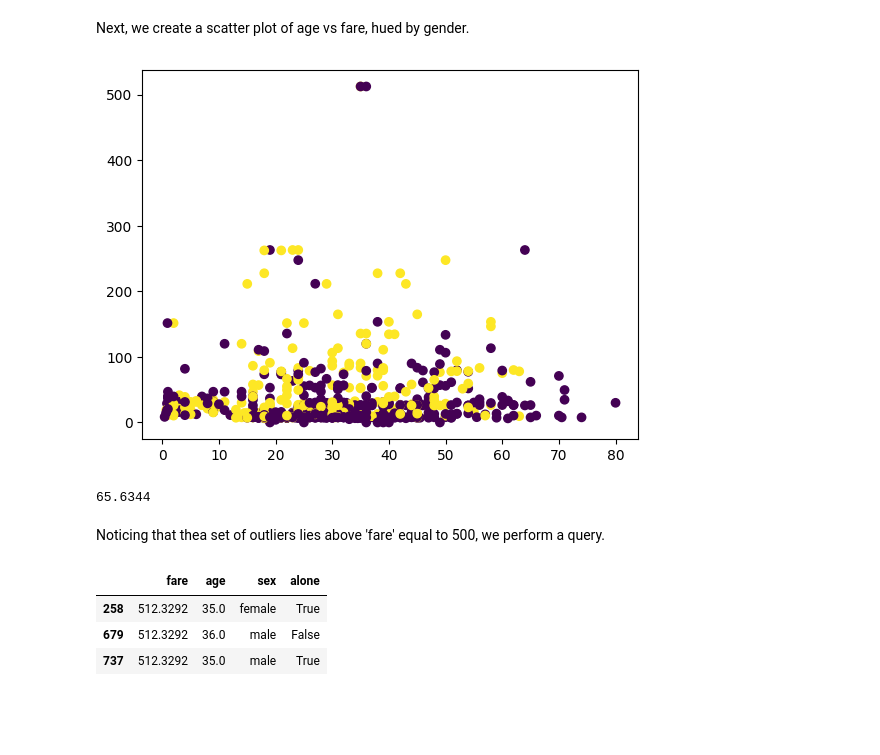
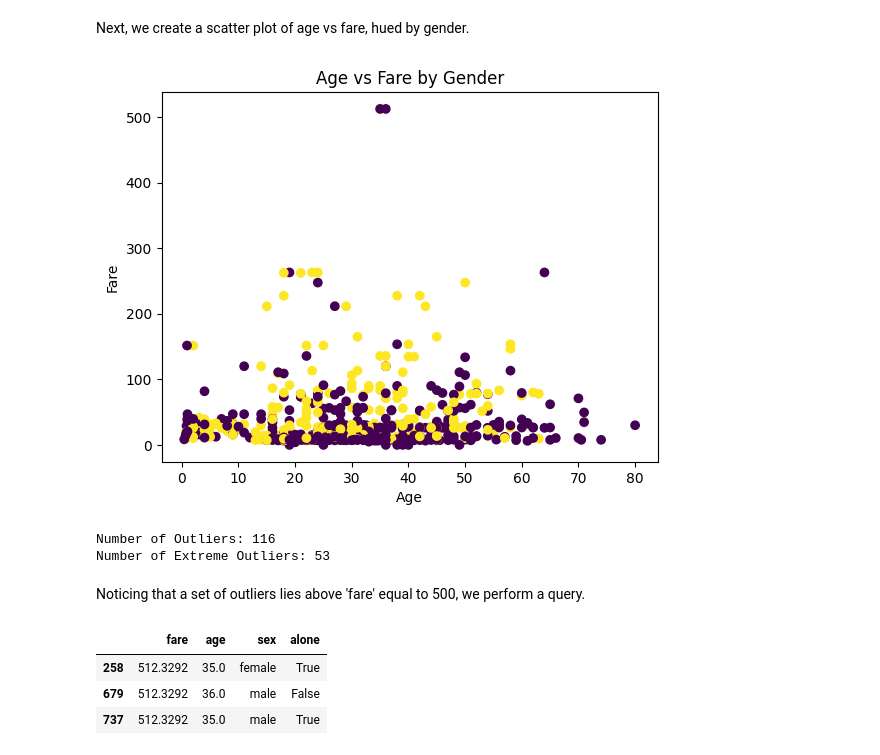
Before and after one commit to JfromNWMS/applied-ml-jordan, a Jupyter notebook: notebooks/project02/ml02_jordan.ipynb, the cells around one changed output. Drawn from its saved outputs; the diff is of its cells as text; code cells hidden in the pictures; blank space fills up the shorter version.

```diff
--- a/notebooks/project02/ml02_jordan.ipynb
+++ b/notebooks/project02/ml02_jordan.ipynb
@@ -132,15 +131,22 @@ pd.plotting.scatter_matrix(titanic_df[attributes], figsize=(7,7));
 Next, we create a scatter plot of age vs fare, hued by gender.
 # %%
 sex_to_int = lambda x: 0 if x == 'male' else 1  # noqa: E731, Q000
-plt.scatter(titanic_df['age'], titanic_df['fare'], c=titanic_df['sex'].apply(sex_to_int));  # noqa: Q000
+plt.scatter(titanic_df['age'], titanic_df['fare'], c=titanic_df['sex'].apply(sex_to_int))  # noqa: Q000
+plt.gca().set(xlabel='Age', ylabel='Fare', title='Age vs Fare by Gender')  # noqa: Q000
+plt.show()
 # %% [output]
-[figure, old version]
+[figure, new version]
 # %%
-tukey_fences(titanic_df['fare']).inner_upper
+fences = tukey_fences(titanic_df['fare'])  # noqa: Q000
+is_outlier = (titanic_df['fare'] > fences.inner_upper) | (titanic_df['fare'] < fences.inner_lower)  # noqa: Q000
+is_extreme_outlier = (titanic_df['fare'] > fences.outer_upper) | (titanic_df['fare'] < fences.outer_lower)  # noqa: Q000
+print(f"Number of Outliers: {is_outlier.sum()}")
+print(f"Number of Extreme Outliers: {is_extreme_outlier.sum()}")
 # %% [output]
-65.6344
+Number of Outliers: 116
+Number of Extreme Outliers: 53
 # %% [markdown]
-Noticing that thea set of outliers lies above 'fare' equal to 500, we perform a query.
+Noticing that a set of outliers lies above 'fare' equal to 500, we perform a query.
 # %%
 titanic_df.query("fare > 500")[['fare','age','sex','alone']]  # noqa: Q000
 # %% [output]
```
Also changed, not shown: parts of 6 cells of this notebook, 1 other file.
